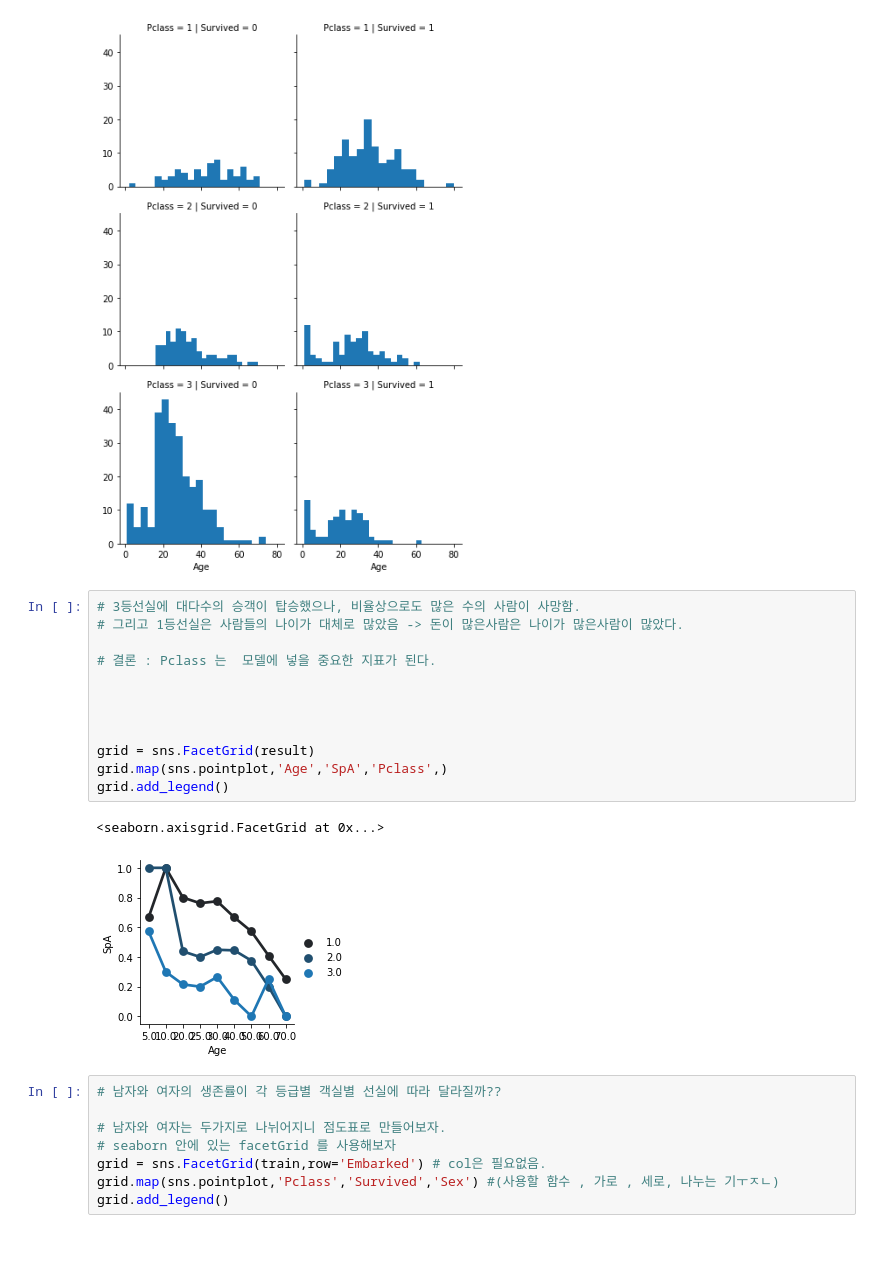
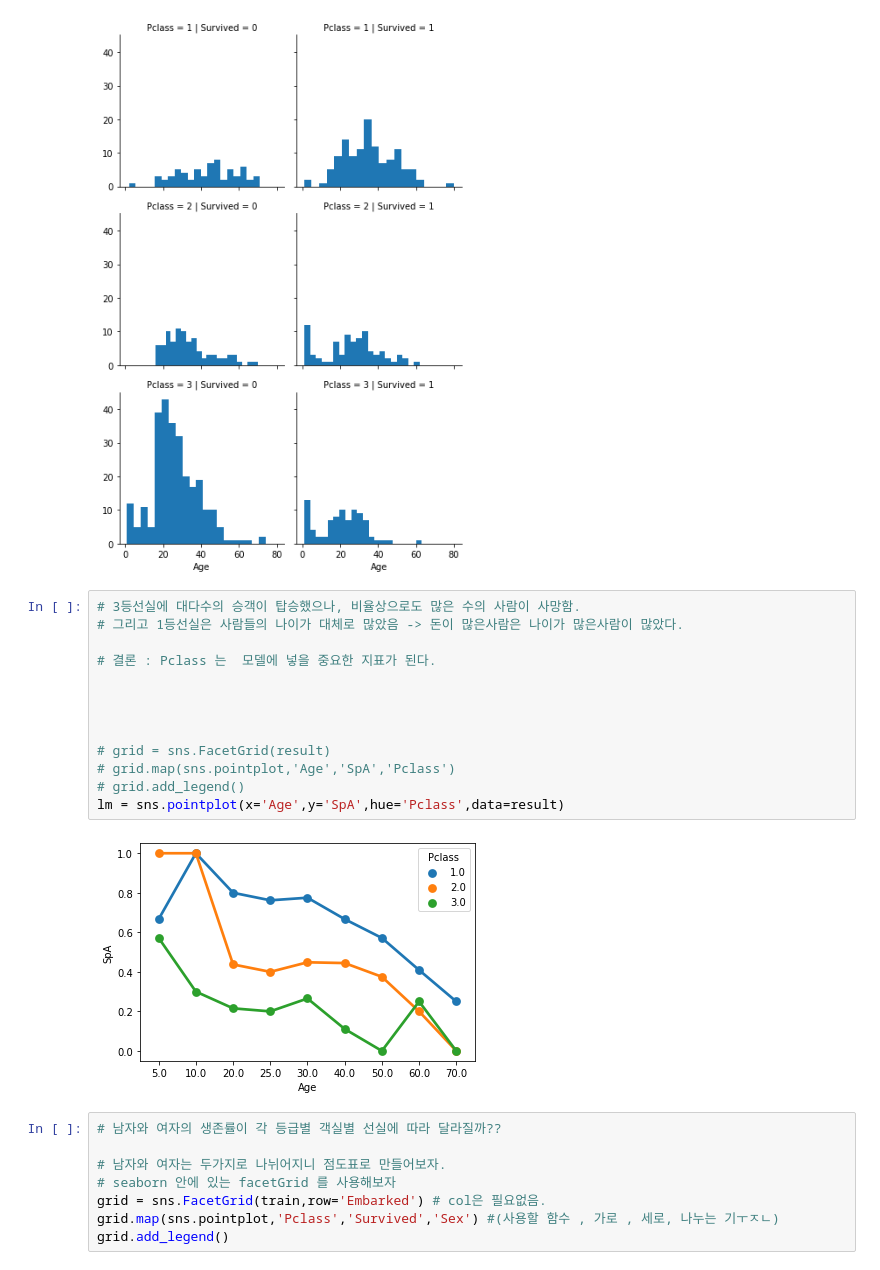
Before and after one commit to CSKIM999/ML-study, a Jupyter notebook: TF/titanic_traing.ipynb, the cells around one changed output. Cells and saved outputs as stored; diff of their text form; blank space fills up the shorter version.

```diff
--- a/TF/titanic_traing.ipynb
+++ b/TF/titanic_traing.ipynb
@@ -312,18 +316,18 @@ grid.map(plt.hist,'Age',bins=20)
 # %%
 # 3등선실에 대다수의 승객이 탑승했으나, 비율상으로도 많은 수의 사람이 사망함.
 # 그리고 1등선실은 사람들의 나이가 대체로 많았음 -> 돈이 많은사람은 나이가 많은사람이 많았다.
 
 # 결론 : Pclass 는  모델에 넣을 중요한 지표가 된다.
 
 
 
 
-grid = sns.FacetGrid(result)
-grid.map(sns.pointplot,'Age','SpA','Pclass',)
-grid.add_legend()
+# grid = sns.FacetGrid(result)
+# grid.map(sns.pointplot,'Age','SpA','Pclass')
+# grid.add_legend()
+lm = sns.pointplot(x='Age',y='SpA',hue='Pclass',data=result)
 # %% [output]
-<seaborn.axisgrid.FacetGrid at 0x...>
-[figure, old version]
+[figure, new version]
 # %%
 # 남자와 여자의 생존률이 각 등급별 객실별 선실에 따라 달라질까??
 
```
Also changed, not shown: parts of 12 cells of this notebook, 2 other files.
